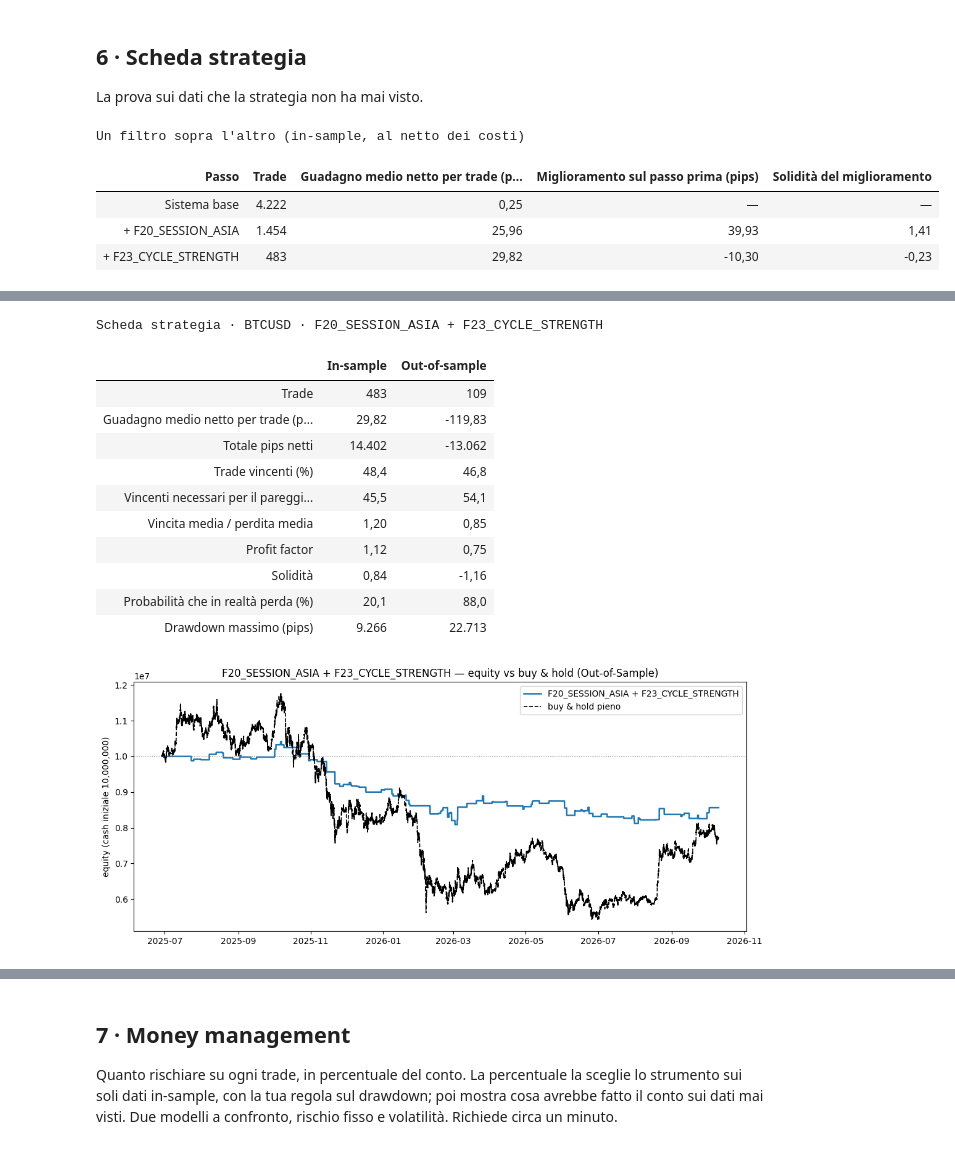
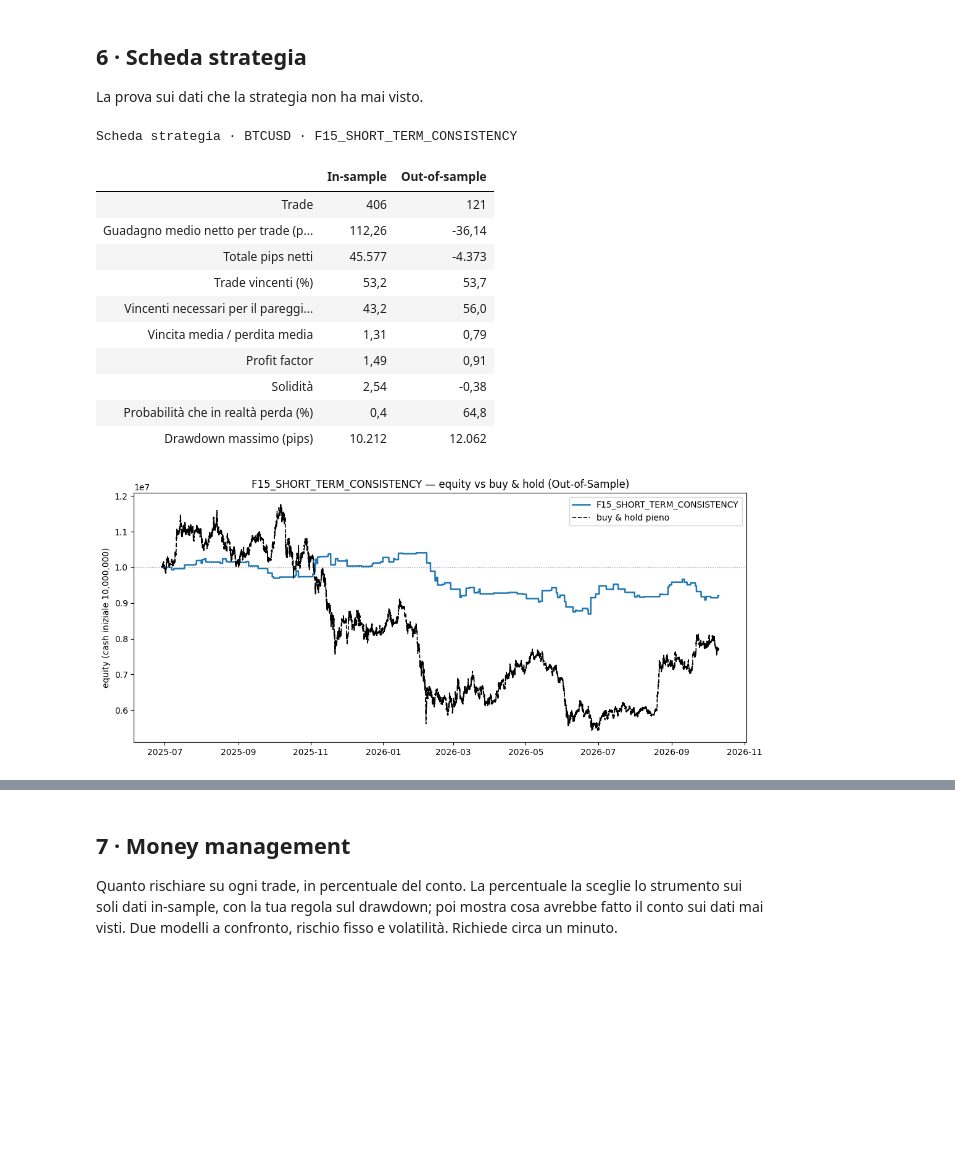
Before and after one commit to matti410/Trading-System-Creator_V4, a Jupyter notebook: Trading_System_Lab.ipynb, the cells around one changed output, grey strips where cells are left out. Drawn from its saved outputs; the diff is of its cells as text; code cells hidden in the pictures; blank space fills up the shorter version.

```diff
--- a/Trading_System_Lab.ipynb
+++ b/Trading_System_Lab.ipynb
@@ -244,26 +248,21 @@ La prova sui dati che la strategia non ha mai visto.
 # %%
 #@title 6 · Scheda strategia { display-mode: "form" }
 #@markdown Uno o più filtri copiati dalla classifica, separati da virgola: si entra solo quando sono veri tutti. Vuoto = sistema base, senza filtro.
-filtro = "F20_SESSION_ASIA, F23_CYCLE_STRENGTH"  #@param {type:"string"}
+filtro = "F15_SHORT_TERM_CONSISTENCY"  #@param {type:"string"}
 
 scheda(s, filtro=filtro);
 # %% [output]
-Un filtro sopra l'altro (in-sample, al netto dei costi)
+Scheda strategia · BTCUSD · F15_SHORT_TERM_CONSISTENCY
-| Passo | Trade | Guadagno medio netto per trade (p... | Miglioramento sul passo prima (pips) | Solidità del miglioramento |
-| Sistema base | 4.222 | 0,25 | — | — |
-| + F20_SESSION_ASIA | 1.454 | 25,96 | 39,93 | 1,41 |
-| + F23_CYCLE_STRENGTH | 483 | 29,82 | -10,30 | -0,23 |
+|  | In-sample | Out-of-sample |
+| Trade | 406 | 121 |
+| Guadagno medio netto per trade (p... | 112,26 | -36,14 |
+| Totale pips netti | 45.577 | -4.373 |
+| Trade vincenti (%) | 53,2 | 53,7 |
+| Vincenti necessari per il pareggi... | 43,2 | 56,0 |
+| Vincita media / perdita media | 1,31 | 0,79 |
+| Profit factor | 1,49 | 0,91 |
+| Solidità | 2,54 | -0,38 |
+| Probabilità che in realtà perda (%) | 0,4 | 64,8 |
+| Drawdown massimo (pips) | 10.212 | 12.062 |
+[figure, new version]
 [interactive output not drawn]
-Scheda strategia · BTCUSD · F20_SESSION_ASIA + F23_CYCLE_STRENGTH
-|  | In-sample | Out-of-sample |
-| Trade | 483 | 109 |
-| Guadagno medio netto per trade (p... | 29,82 | -119,83 |
-| Totale pips netti | 14.402 | -13.062 |
-| Trade vincenti (%) | 48,4 | 46,8 |
-| Vincenti necessari per il pareggi... | 45,5 | 54,1 |
-| Vincita media / perdita media | 1,20 | 0,85 |
-| Profit factor | 1,12 | 0,75 |
-| Solidità | 0,84 | -1,16 |
-| Probabilità che in realtà perda (%) | 20,1 | 88,0 |
-| Drawdown massimo (pips) | 9.266 | 22.713 |
-[figure, old version]
```
Also changed, not shown: parts of 12 cells of this notebook.
